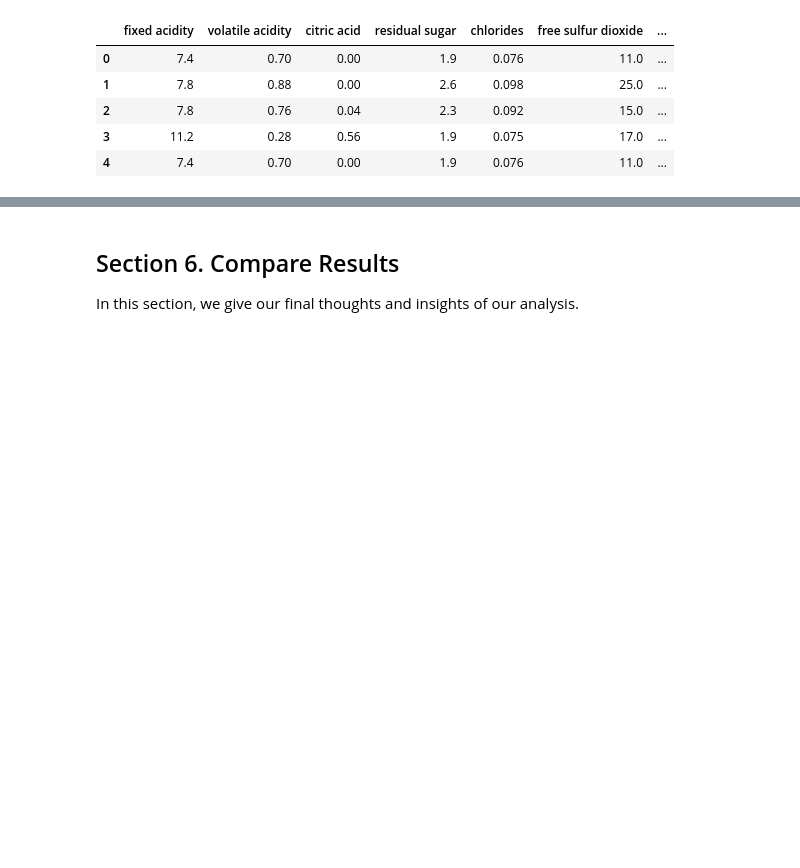
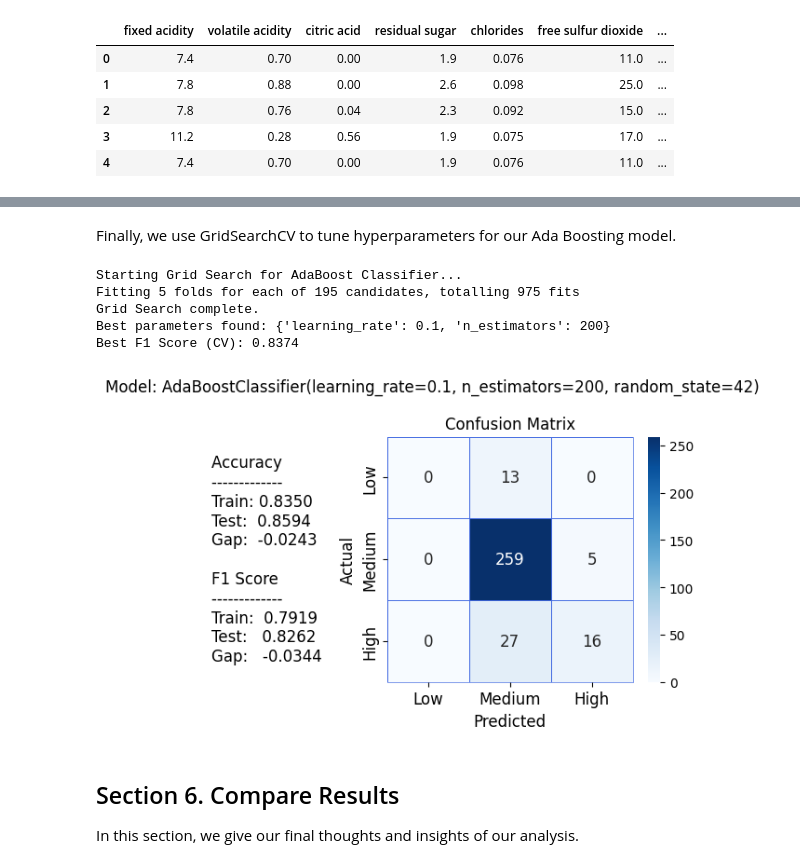
Before and after one commit to JfromNWMS/applied-ml-jordan, a Jupyter notebook: notebooks/project05/ensemble_jordan.ipynb, the cells around one changed output, grey strips where cells are left out. Drawn from its saved outputs; the diff is of its cells as text; code cells hidden in the pictures; blank space fills up the shorter version.

```diff
--- a/notebooks/project05/ensemble_jordan.ipynb
+++ b/notebooks/project05/ensemble_jordan.ipynb
@@ -188,3 +244,51 @@ Train F1 Score: 0.8702, Test F1 Score: 0.8264
+# %% [markdown]
+Finally, we use GridSearchCV to tune hyperparameters for our Ada Boosting model.
+# %%
+ab_model = AdaBoostClassifier(random_state=42)
+
+# Define the grid of hyperparameters to search
+ab_param_grid = {
+    "n_estimators": [100, 150, 200, 250, 300],
+    "learning_rate": np.arange(0.05, 2.0, 0.05).tolist()  # Learning rates from 0.05 to 2.0 by 0.05
+}
+
+ab_grid_search = GridSearchCV(
+    estimator=ab_model,
+    param_grid=ab_param_grid,
+    scoring="accuracy",
+    cv=skf,
+    verbose=1,
+    n_jobs=-1
+)
+
+print("Starting Grid Search for AdaBoost Classifier...")
+ab_grid_search.fit(X_train, y_train)
+print("Grid Search complete.")
+
+print(f"Best parameters found: {ab_grid_search.best_params_}")
+print(f"Best F1 Score (CV): {ab_grid_search.best_score_:.4f}")
+
+best_ab_model = ab_grid_search.best_estimator_
+# Parameters of best fit model for concise printing
+ab_lr, ab_est = ab_grid_search.best_params_.values()
+
+# Calling evaluate_model here will append the results of the "best" model to our results list
+evaluate_model(
+    f"AdaBoost ({ab_est}, lr={ab_lr})",
+    best_ab_model,
+    X_train,
+    y_train,
+    X_test,
+    y_test,
+    results,
+)
+# %% [output]
+Starting Grid Search for AdaBoost Classifier...
+Fitting 5 folds for each of 195 candidates, totalling 975 fits
+Grid Search complete.
+Best parameters found: {'learning_rate': 0.1, 'n_estimators': 200}
+Best F1 Score (CV): 0.8374
+[figure, added]
 # %% [markdown]
 ## Section 6. Compare Results
 
```
Also changed, not shown: parts of 16 cells of this notebook.
